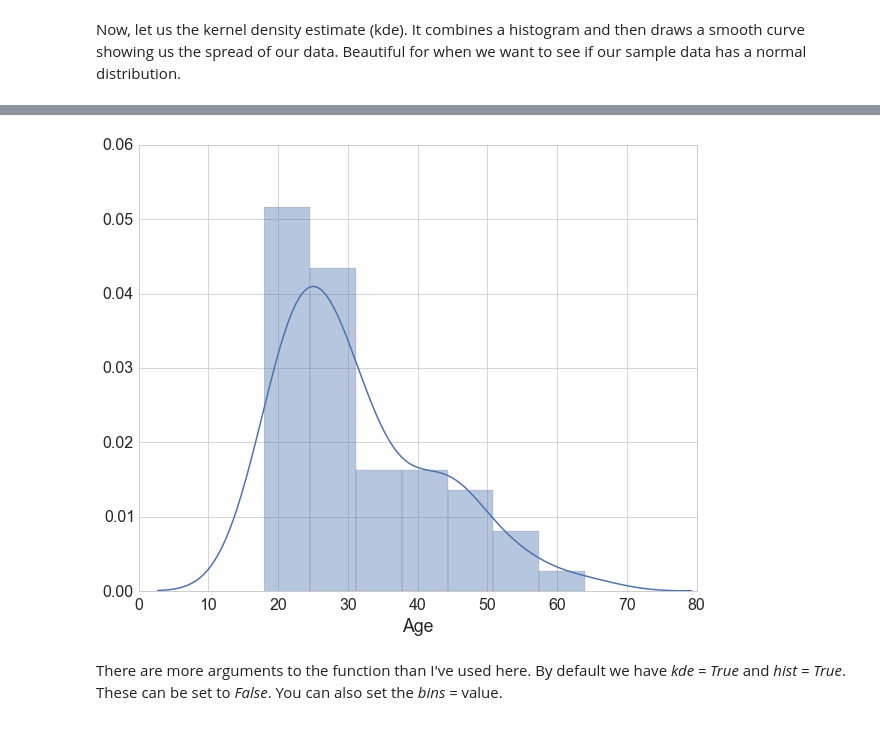
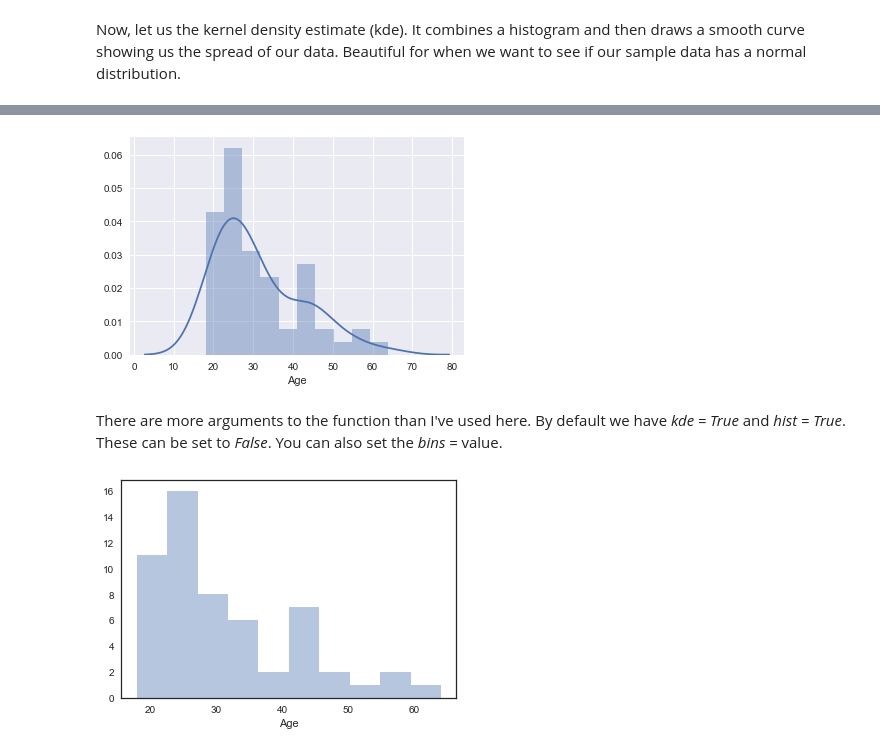
Before and after one commit to falconjs/Archaeopteryx, a Jupyter notebook: Python_for_Medical_Statistics/Chapter05_A_closer_look_at_our_data.ipynb, the cells around one changed output, grey strips where cells are left out. Cells and saved outputs as stored; diff of their text form; code cells hidden in the pictures.

```diff
--- a/Python_for_Medical_Statistics/Chapter05_A_closer_look_at_our_data.ipynb
+++ b/Python_for_Medical_Statistics/Chapter05_A_closer_look_at_our_data.ipynb
@@ -131,6 +143,11 @@ sns.distplot(male['Age']);
 # %%
-sns.distplot(female['Age']);
+sns.distplot(female['Age'], bins = 10);
 # %% [output]
-[figure, old version]
+[figure, new version]
 # %% [markdown]
 There are more arguments to the function than I've used here.  By default we have *kde = True* and *hist = True*.  These can be set to *False*.  You can also set the *bins =* value.
+# %%
+sns.set_style('white')
+sns.distplot(female['Age'], bins = 10, kde = False);
+# %% [output]
+[figure, added]
```
Also changed, not shown: parts of 6 cells of this notebook, 2 other files.
